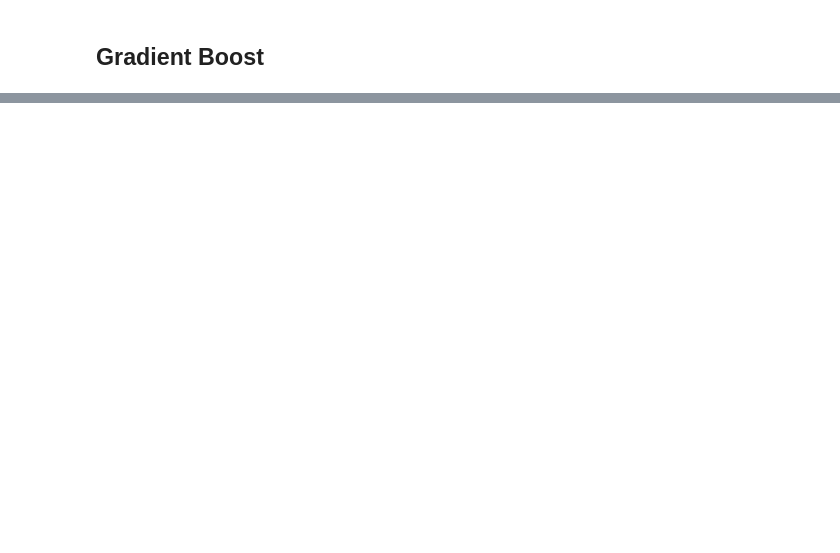
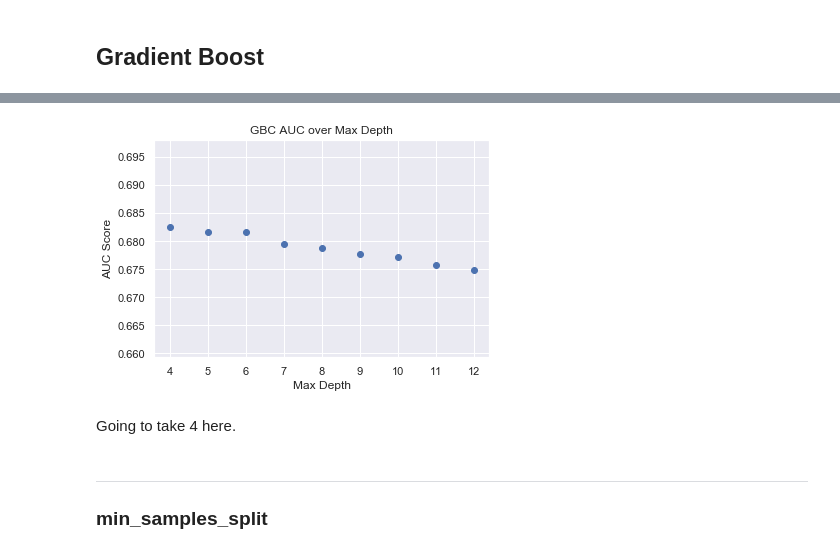
Before and after one commit to blairdev1023/kaggle_credit_comp, a Jupyter notebook: modeling_boosted.ipynb, the cells around one changed output, grey strips where cells are left out. Cells and saved outputs as stored; diff of their text form; code cells hidden in the pictures; blank space fills up the shorter version.

```diff
--- a/modeling_boosted.ipynb
+++ b/modeling_boosted.ipynb
@@ -85,0 +253,12 @@ def cv_plotter(x, y, title, feature_label):
+# %%
+x = range(4, 13)
+y = [0.68249625, 0.68163822, 0.68158804, 0.67955939, 0.67876689,
+       0.67761238, 0.67709772, 0.67571128, 0.67485436]
+cv_plotter(x, y, 'GBC', 'Max Depth')
+# %% [output]
+[figure, added]
+# %% [markdown]
+Going to take 4 here.
+# %% [markdown]
+---
+### min_samples_split
```
Also changed, not shown: parts of 56 cells of this notebook.
